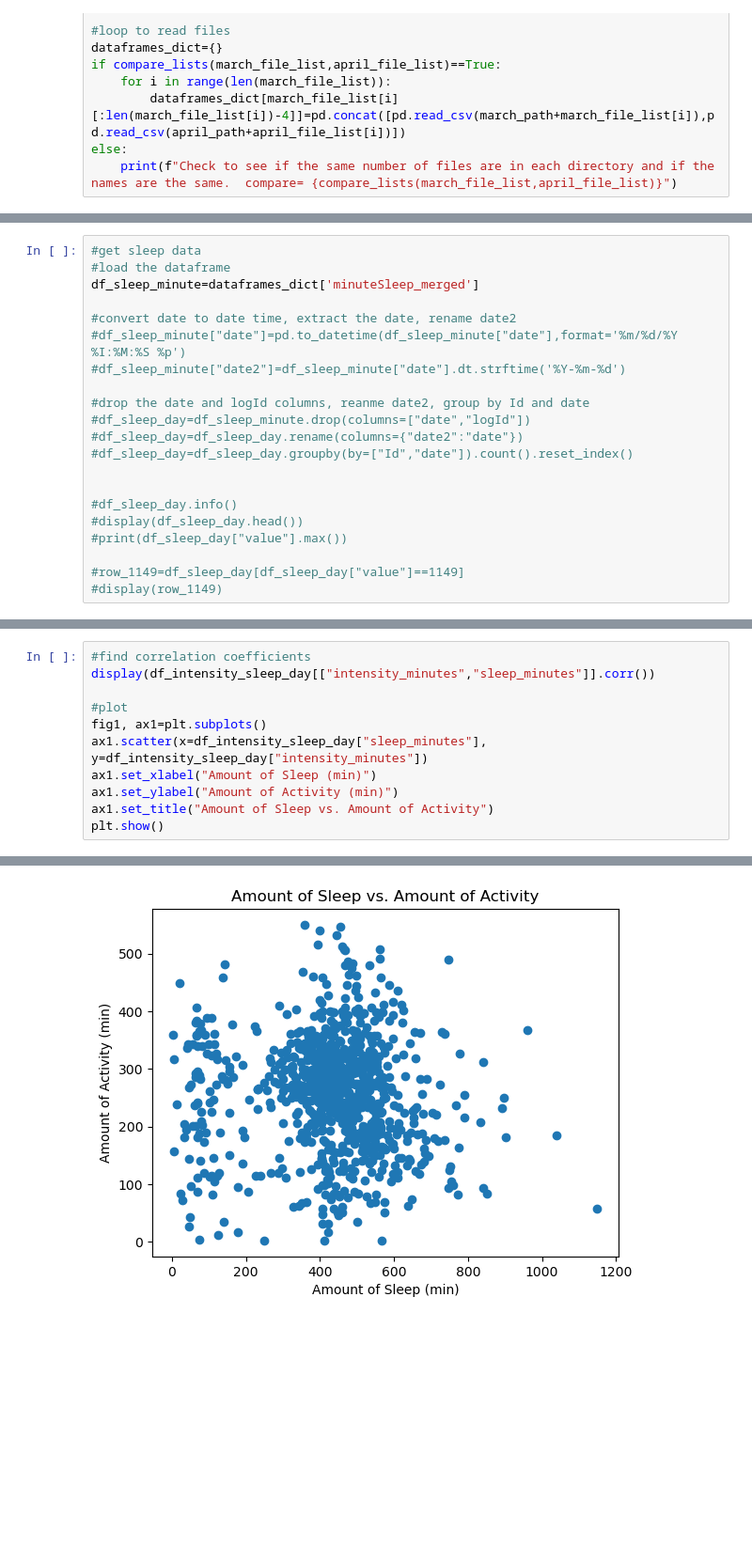
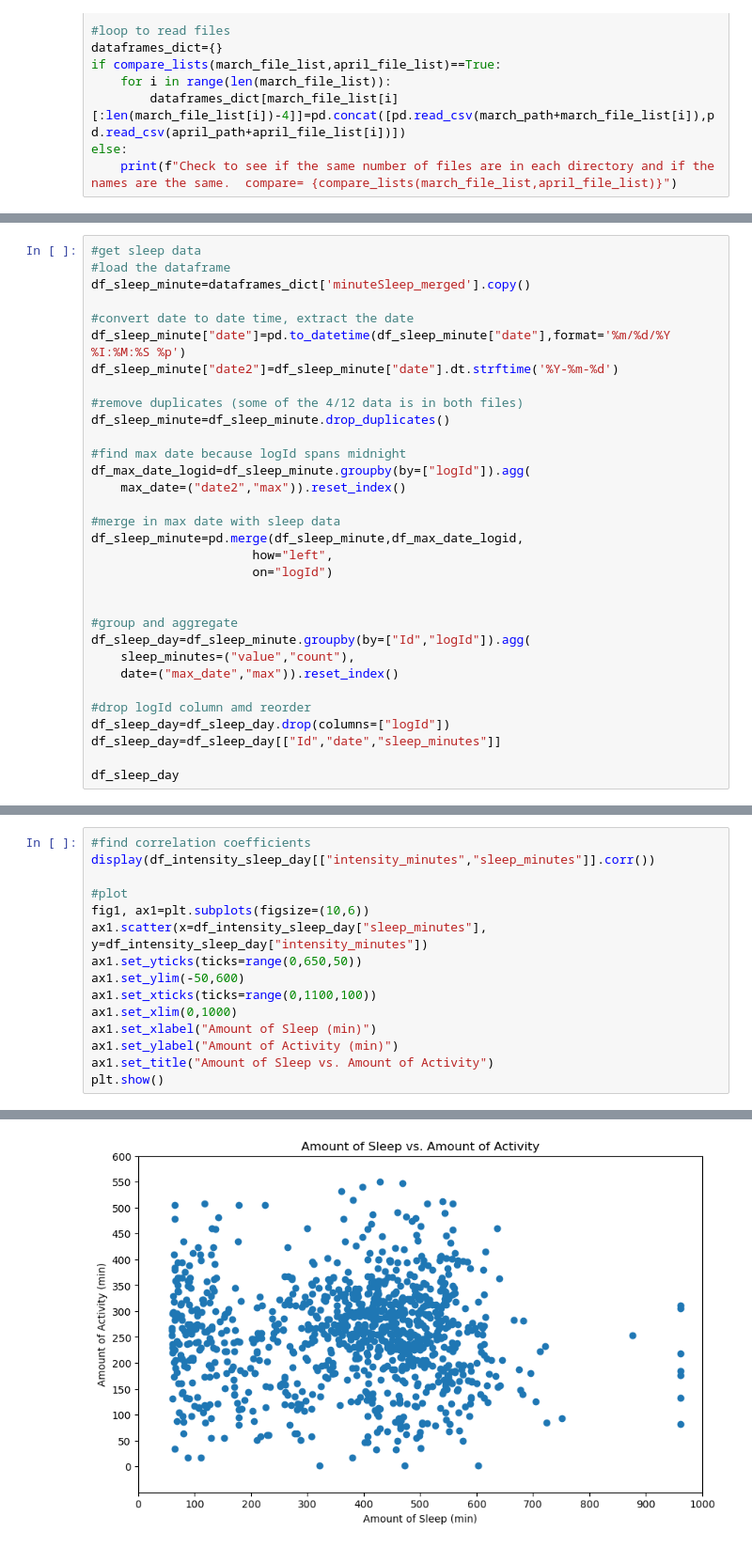
Before and after one commit to kashif45z2003/fitness_eda_Project, a Jupyter notebook: q2_sleep_impact.ipynb, the cells around one changed output, grey strips where cells are left out. Shown at 94% size. Saved outputs shown, nothing was run; the diff lists cells and outputs as text; blank space fills up the shorter version.

Commit message:
removed dup data

```diff
--- a/q2_sleep_impact.ipynb
+++ b/q2_sleep_impact.ipynb
@@ -102,21 +74,32 @@ memory usage: 39.7+ KB
 # %%
 #get sleep data
 #load the dataframe
-df_sleep_minute=dataframes_dict['minuteSleep_merged']
+df_sleep_minute=dataframes_dict['minuteSleep_merged'].copy()
 
-#convert date to date time, extract the date, rename date2
-#df_sleep_minute["date"]=pd.to_datetime(df_sleep_minute["date"],format='%m/%d/%Y %I:%M:%S %p')
-#df_sleep_minute["date2"]=df_sleep_minute["date"].dt.strftime('%Y-%m-%d')
+#convert date to date time, extract the date
+df_sleep_minute["date"]=pd.to_datetime(df_sleep_minute["date"],format='%m/%d/%Y %I:%M:%S %p')
+df_sleep_minute["date2"]=df_sleep_minute["date"].dt.strftime('%Y-%m-%d')
 
-#drop the date and logId columns, reanme date2, group by Id and date
-#df_sleep_day=df_sleep_minute.drop(columns=["date","logId"])
-#df_sleep_day=df_sleep_day.rename(columns={"date2":"date"})
-#df_sleep_day=df_sleep_day.groupby(by=["Id","date"]).count().reset_index()
+#remove duplicates (some of the 4/12 data is in both files)
+df_sleep_minute=df_sleep_minute.drop_duplicates()
+
+#find max date because logId spans midnight
+df_max_date_logid=df_sleep_minute.groupby(by=["logId"]).agg(
+    max_date=("date2","max")).reset_index()
+
+#merge in max date with sleep data
+df_sleep_minute=pd.merge(df_sleep_minute,df_max_date_logid,
+                      how="left",
+                      on="logId")
 
 
-#df_sleep_day.info()
-#display(df_sleep_day.head())
-#print(df_sleep_day["value"].max())
+#group and aggregate
+df_sleep_day=df_sleep_minute.groupby(by=["Id","logId"]).agg(
+    sleep_minutes=("value","count"),
+    date=("max_date","max")).reset_index()
 
-#row_1149=df_sleep_day[df_sleep_day["value"]==1149]
-#display(row_1149)
+#drop logId column amd reorder
+df_sleep_day=df_sleep_day.drop(columns=["logId"])
+df_sleep_day=df_sleep_day[["Id","date","sleep_minutes"]]
+
+df_sleep_day
@@ -152,8 +149,12 @@ memory usage: 11.8+ MB
 display(df_intensity_sleep_day[["intensity_minutes","sleep_minutes"]].corr())
 
 #plot
-fig1, ax1=plt.subplots()
+fig1, ax1=plt.subplots(figsize=(10,6))
 ax1.scatter(x=df_intensity_sleep_day["sleep_minutes"], y=df_intensity_sleep_day["intensity_minutes"])
+ax1.set_yticks(ticks=range(0,650,50))
+ax1.set_ylim(-50,600)
+ax1.set_xticks(ticks=range(0,1100,100))
+ax1.set_xlim(0,1000)
 ax1.set_xlabel("Amount of Sleep (min)")
 ax1.set_ylabel("Amount of Activity (min)")
 ax1.set_title("Amount of Sleep vs. Amount of Activity")
@@ -165 +166 @@ plt.show()
-[figure, old version]
+[figure, new version]
```
Also changed, not shown: parts of 11 cells of this notebook.
